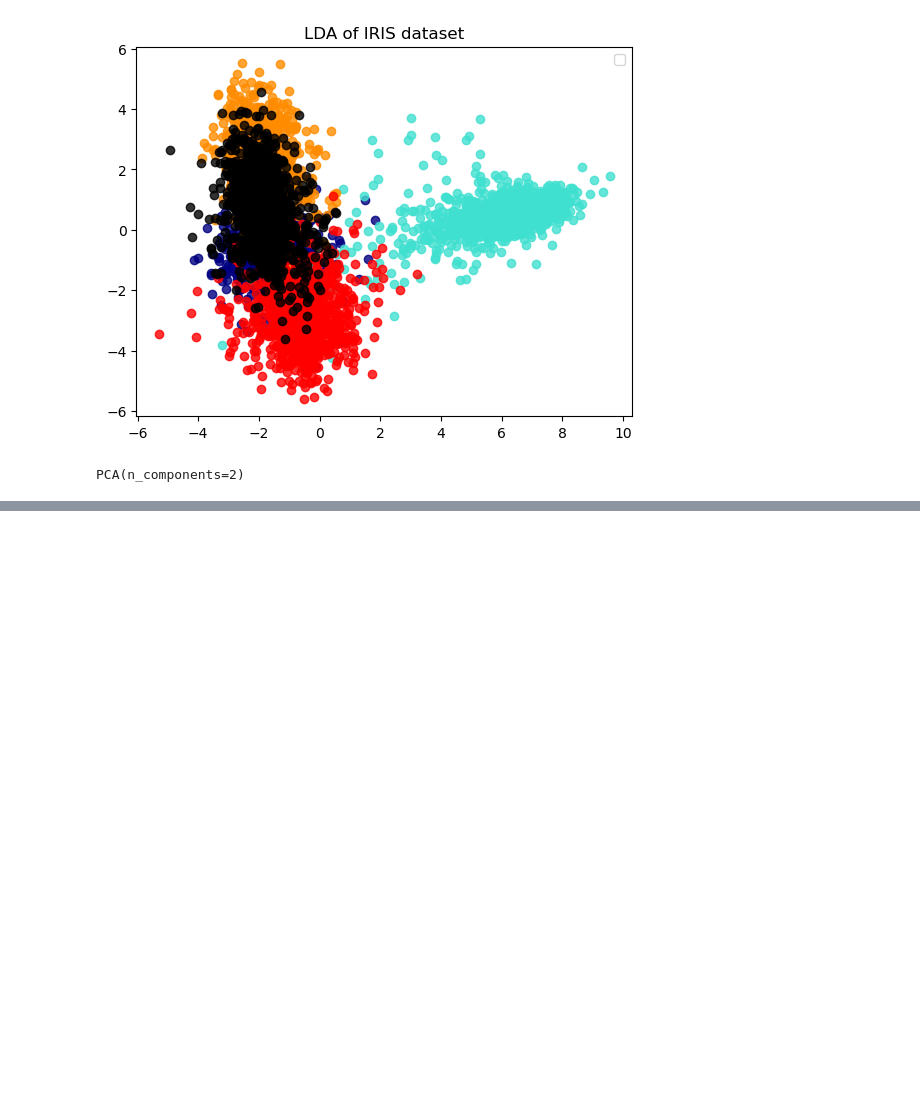
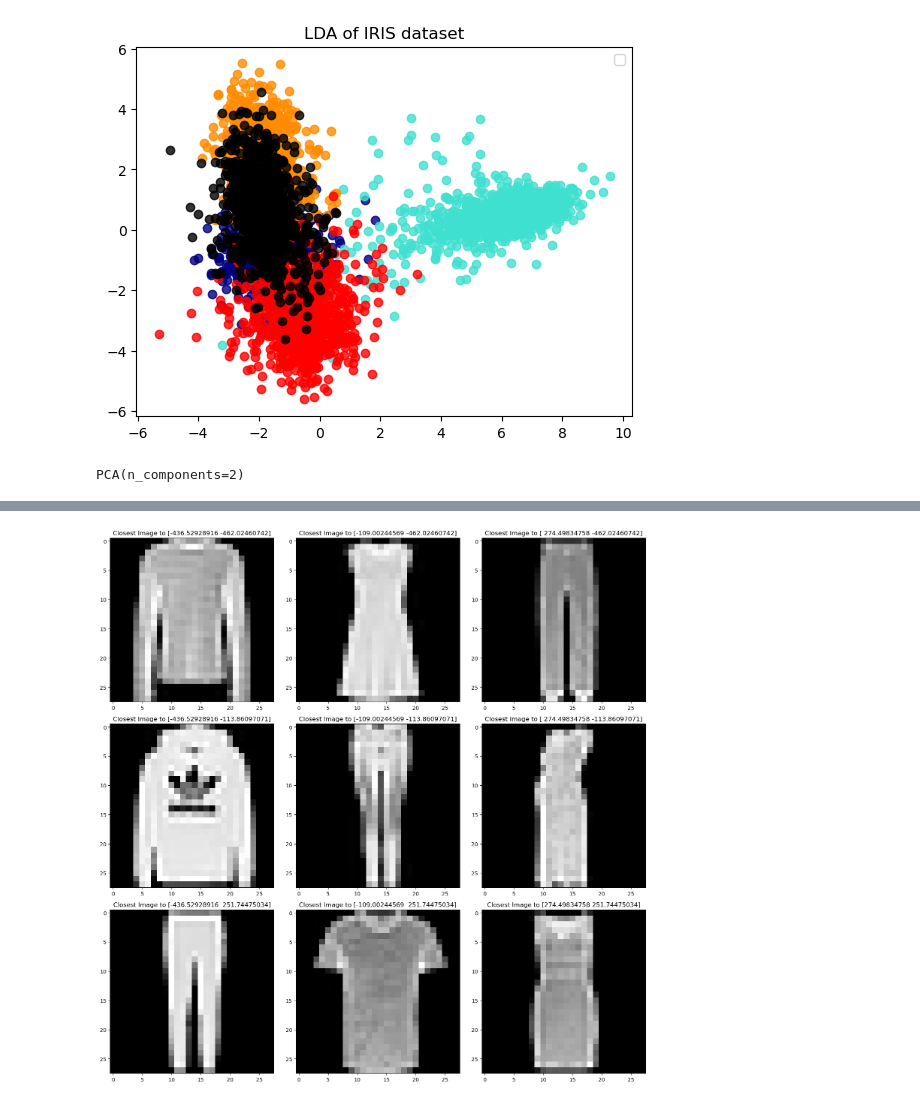
Before and after one commit to julielhagen/Clothing_classification-, a Jupyter notebook: sklearn.ipynb, the cells around one changed output, grey strips where cells are left out. Saved outputs shown, nothing was run; the diff lists cells and outputs as text; code cells hidden in the pictures; blank space fills up the shorter version.

```diff
--- a/sklearn.ipynb
+++ b/sklearn.ipynb
@@ -65,0 +150,20 @@ No artists with labels found to put in legend.  Note that artists whose label st
+# %%
+def find_img(X, target_coordinates):
+    for target_coord in target_coordinates:
+        # Calculate Euclidean distances
+        distances = np.linalg.norm(X - target_coord, axis=1)
+
+        # Find the index of the point with the smallest distance
+        closest_point_index = np.argmin(distances)
+
+        closest_image = X_train[closest_point_index].reshape(28, 28)
+
+        # Display the image
+        plt.imshow(closest_image, cmap='gray')
+        plt.title(f'Closest Image to {target_coord}')
+        plt.show()
+
+# Example usage
+
+find_img(pca_transformed_X_train, quantiles_pc1)
+find_img(pca_transformed_X_train, quantiles_pc2)
@@ -65,0 +178,49 @@ No artists with labels found to put in legend.  Note that artists whose label st
+# %%
+def find_img(X, target_coordinates):
+    num_images = len(target_coordinates)
+    num_cols = 3  # Adjust the number of columns in the grid as needed
+    num_rows = -(-num_images // num_cols)  # Ceiling division to determine the number of rows
+
+    # Create a grid of subplots
+    fig, axes = plt.subplots(num_rows, num_cols, figsize=(15, 15))
+
+    for i, target_coord in enumerate(target_coordinates):
+        # Calculate Euclidean distances
+        distances = np.linalg.norm(X - target_coord, axis=1)
+
+        # Find the index of the point with the smallest distance
+        closest_point_index = np.argmin(distances)
+
+        # Assuming X_train is your original dataset
+        closest_image = X_train[closest_point_index].reshape(28, 28)
+
+        # Determine subplot position
+        row_position = i // num_cols
+        col_position = i % num_cols
+
+        # Display the image in the subplot
+        axes[row_position, col_position].imshow(closest_image, cmap='gray')
+        axes[row_position, col_position].set_title(f'Closest Image to {target_coord}')
+
+    # Remove empty subplots
+    for i in range(len(target_coordinates), num_rows * num_cols):
+        fig.delaxes(axes.flatten()[i])
+
+    plt.tight_layout()
+    plt.show()
+
+# Example usage
+target_coordinates = np.array([[quantiles_pc2[0], quantiles_pc1[0]],
+                               [quantiles_pc2[1], quantiles_pc1[0]],
+                               [quantiles_pc2[2], quantiles_pc1[0]],
+                               [quantiles_pc2[0], quantiles_pc1[1]],
+                               [quantiles_pc2[1], quantiles_pc1[1]],
+                               [quantiles_pc2[2], quantiles_pc1[1]],
+                               [quantiles_pc2[0], quantiles_pc1[2]],
+                               [quantiles_pc2[1], quantiles_pc1[2]],
+                               [quantiles_pc2[2], quantiles_pc1[2]]])
+
+
+find_img(pca_transformed_X_train, target_coordinates)
+# %% [output]
+[figure, added]
```
Also changed, not shown: parts of 10 cells of this notebook, 1 other file.
